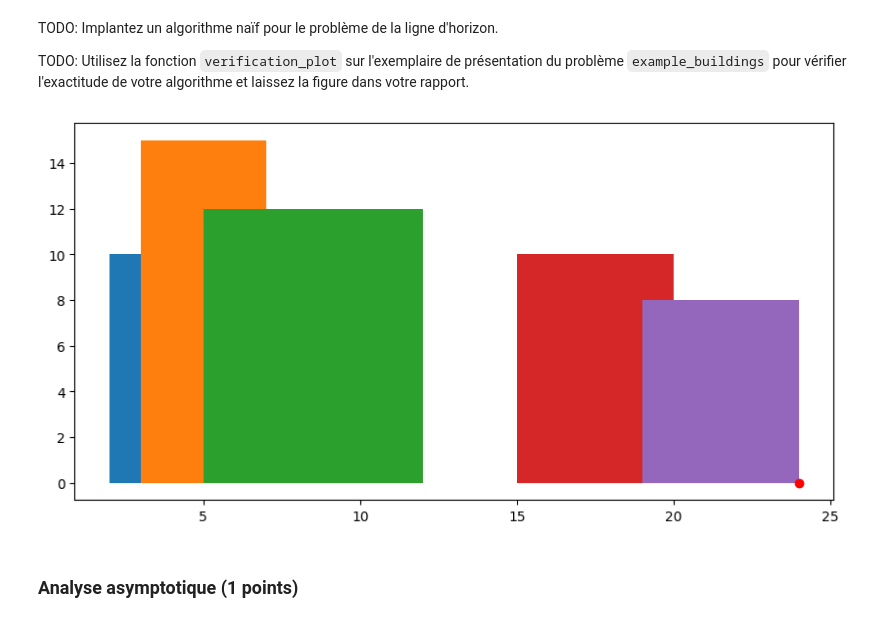
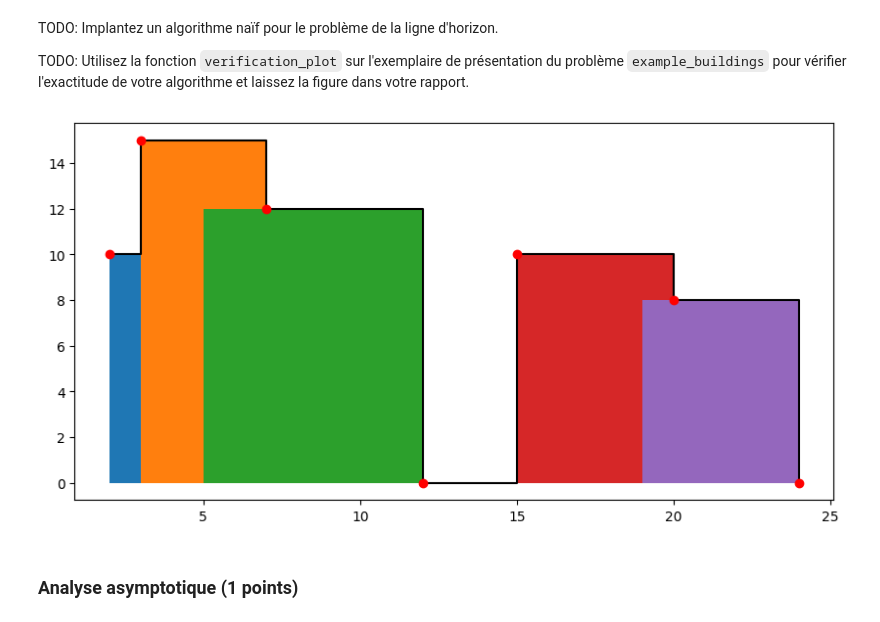
Before and after one commit to Delan18/TPINF8775, a Jupyter notebook: TP1_A25.ipynb, the cells around one changed output. Saved outputs shown, nothing was run; the diff lists cells and outputs as text; code cells hidden in the pictures.

```diff
--- a/TP1_A25.ipynb
+++ b/TP1_A25.ipynb
@@ -293,36 +293,36 @@ TODO: Utilisez la fonction `verification_plot` sur l'exemplaire de présentation
 # %%
 def skyline_bruteforce(buildings):
     # TODO : Implantez un algorithme naïf
     # Cet algorithme est inspiré sur le code fournie par GeeksForGeeks - The Skyline Problem | Set-1
     # Lien : https://www.geeksforgeeks.org/dsa/the-skyline-problem-using-divide-and-conquer-algorithm/
 
     skyline = []
     pointsCritiques = []
     prevH = 0
 
-    if not buildings:
+    if len(buildings) == 0:
         return skyline
 
     for b in buildings:
         pointsCritiques.append(b[0])
         pointsCritiques.append(b[1])
     pointsCritiques.sort() #trier les pts ccritiques
 
     for x in pointsCritiques:
         maxH = 0
         for l, r, h in buildings:
             if l <= x <r:
                 maxH = max(maxH,h)
-    if not skyline or maxH != prevH:
-        skyline.append((x,maxH))
-        prevH = maxH
+        if not skyline or maxH != prevH:
+            skyline.append((x,maxH))
+            prevH = maxH
 
     return skyline
 
 
 verification_plot(example_buildings, skyline_bruteforce(example_buildings))
 # %% [output]
-[figure, old version]
+[figure, new version]
 # %% [markdown]
 ### Analyse asymptotique (1 points)
 # %% [markdown]
```
Also changed, not shown: parts of 5 cells of this notebook.
